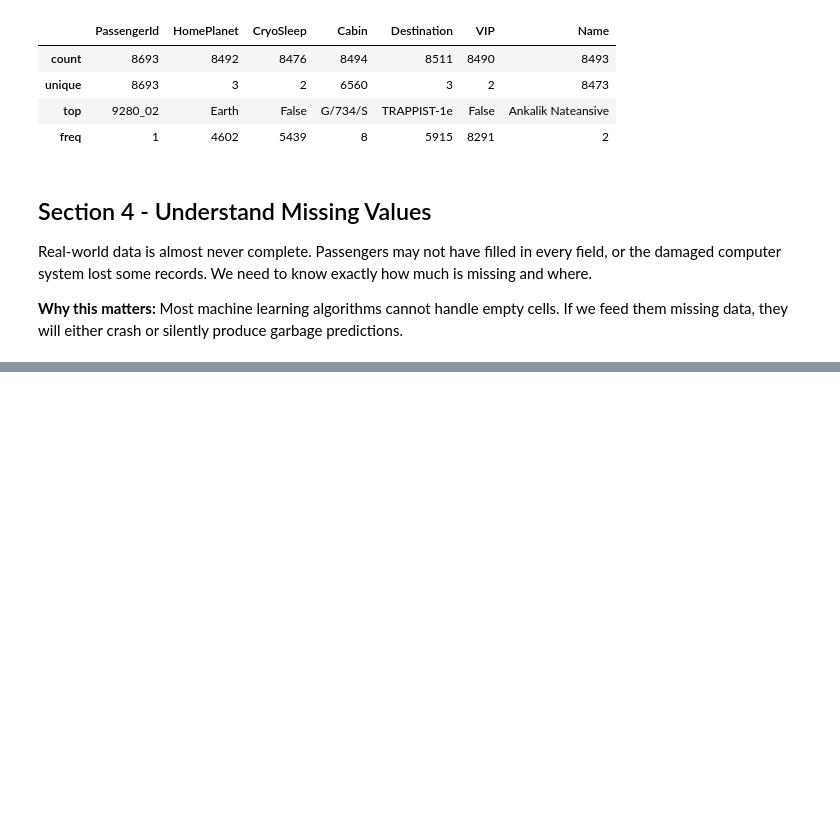
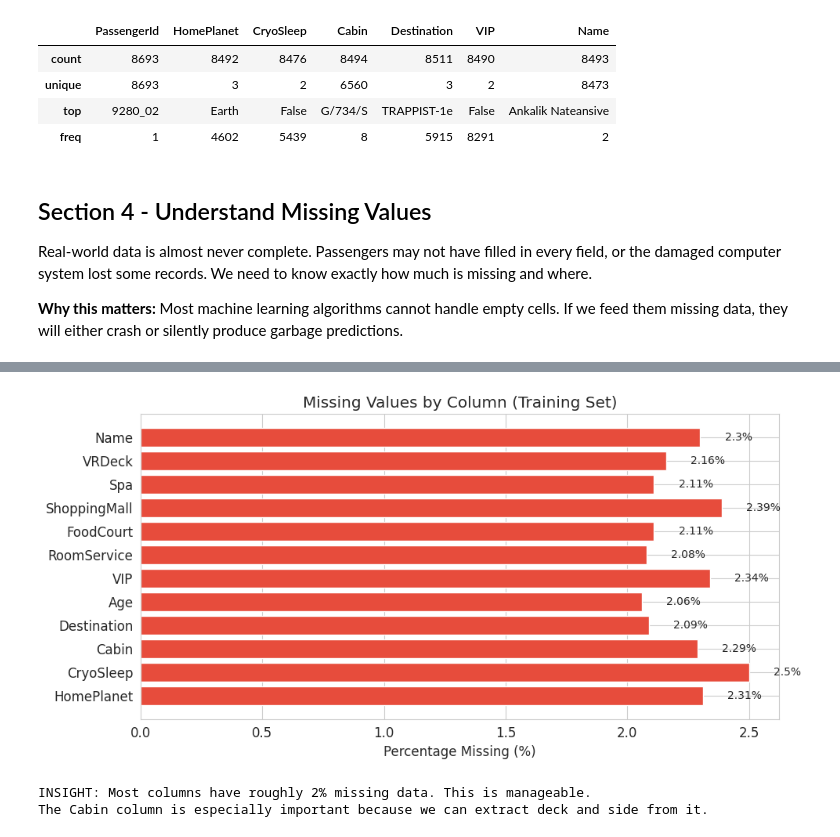
Before and after one commit to sneha-rangole/Machine-Learning-with-Patient-Drug-Data, a Jupyter notebook: spaceship-titanic-complete-machine-learning.ipynb, the cells around one changed output, grey strips where cells are left out. Drawn from its saved outputs; the diff is of its cells as text; code cells hidden in the pictures; blank space fills up the shorter version.

```diff
--- a/spaceship-titanic-complete-machine-learning.ipynb
+++ b/spaceship-titanic-complete-machine-learning.ipynb
@@ -149,3 +149,12 @@ train.describe(include='object')
 Real-world data is almost never complete. Passengers may not have filled in every field, or the damaged computer system lost some records. We need to know exactly how much is missing and where.
 
 **Why this matters:** Most machine learning algorithms cannot handle empty cells. If we feed them missing data, they will either crash or silently produce garbage predictions.
+# %%
+missing_train = train.isnull().sum()
+missing_pct = (missing_train/len(train) *100).round(2)
+
+missing_df = pd.DataFrame({
+    'Missing Count': missing_train,
+    'Missing Percentage': missing_pct
+})
+print(missing_df[missing_df['Missing Count'] > 0])
@@ -151,0 +175,20 @@ Real-world data is almost never complete. Passengers may not have filled in ever
+# %%
+# Visualize missing values
+fig, ax = plt.subplots(figsize=(10, 5))
+cols_with_missing = missing_df[missing_df['Missing Count'] > 0].index
+colors = ['#e74c3c' if pct > 2 else '#f39c12' for pct in missing_df.loc[cols_with_missing, 'Missing Percentage']]
+bars = ax.barh(cols_with_missing, missing_df.loc[cols_with_missing, 'Missing Percentage'], color=colors)
+ax.set_xlabel('Percentage Missing (%)')
+ax.set_title('Missing Values by Column (Training Set)')
+for bar, val in zip(bars, missing_df.loc[cols_with_missing, 'Missing Percentage']):
+    ax.text(bar.get_width() + 0.1, bar.get_y() + bar.get_height()/2,
+            f'{val}%', va='center', fontsize=10)
+plt.tight_layout()
+plt.savefig('chart_01_missing_values.png', dpi=150, bbox_inches='tight')
+plt.show()
+print("INSIGHT: Most columns have roughly 2% missing data. This is manageable.")
+print("The Cabin column is especially important because we can extract deck and side from it.")
+# %% [output]
+[figure, added]
+INSIGHT: Most columns have roughly 2% missing data. This is manageable.
+The Cabin column is especially important because we can extract deck and side from it.
```
Also changed, not shown: parts of 9 cells of this notebook.
